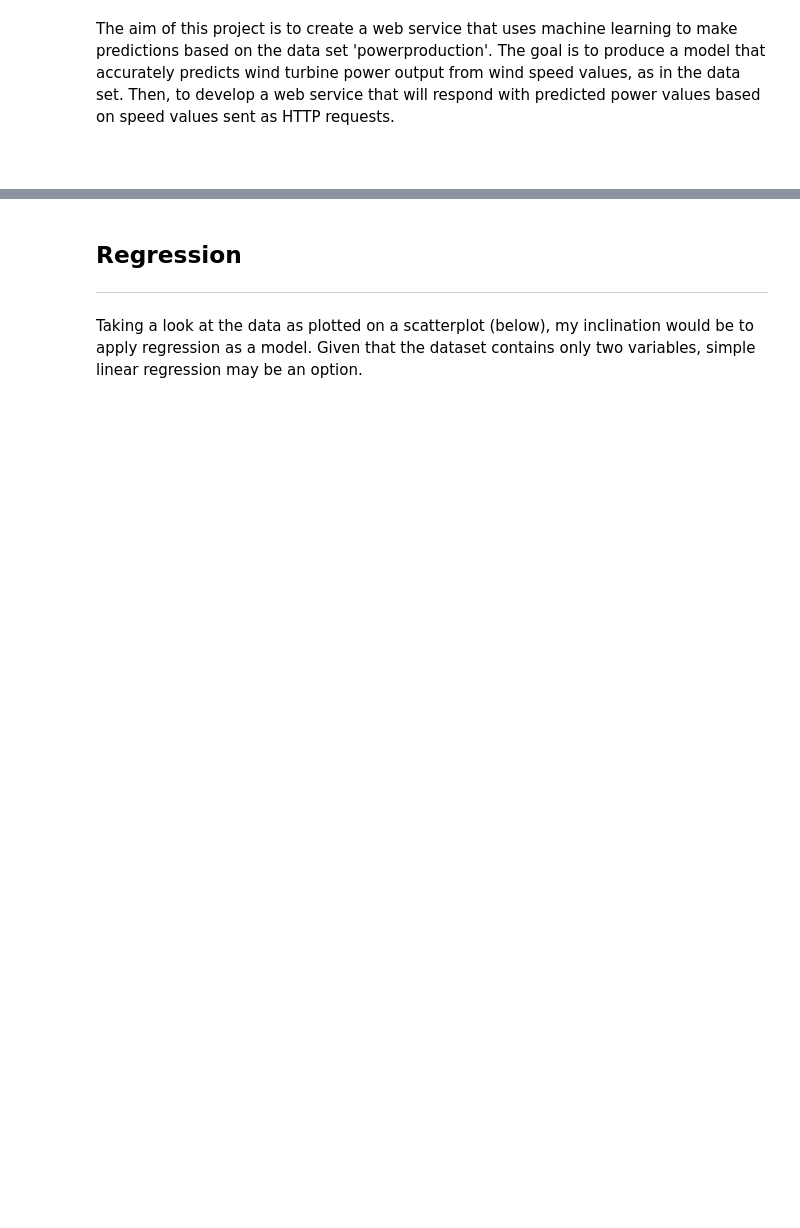
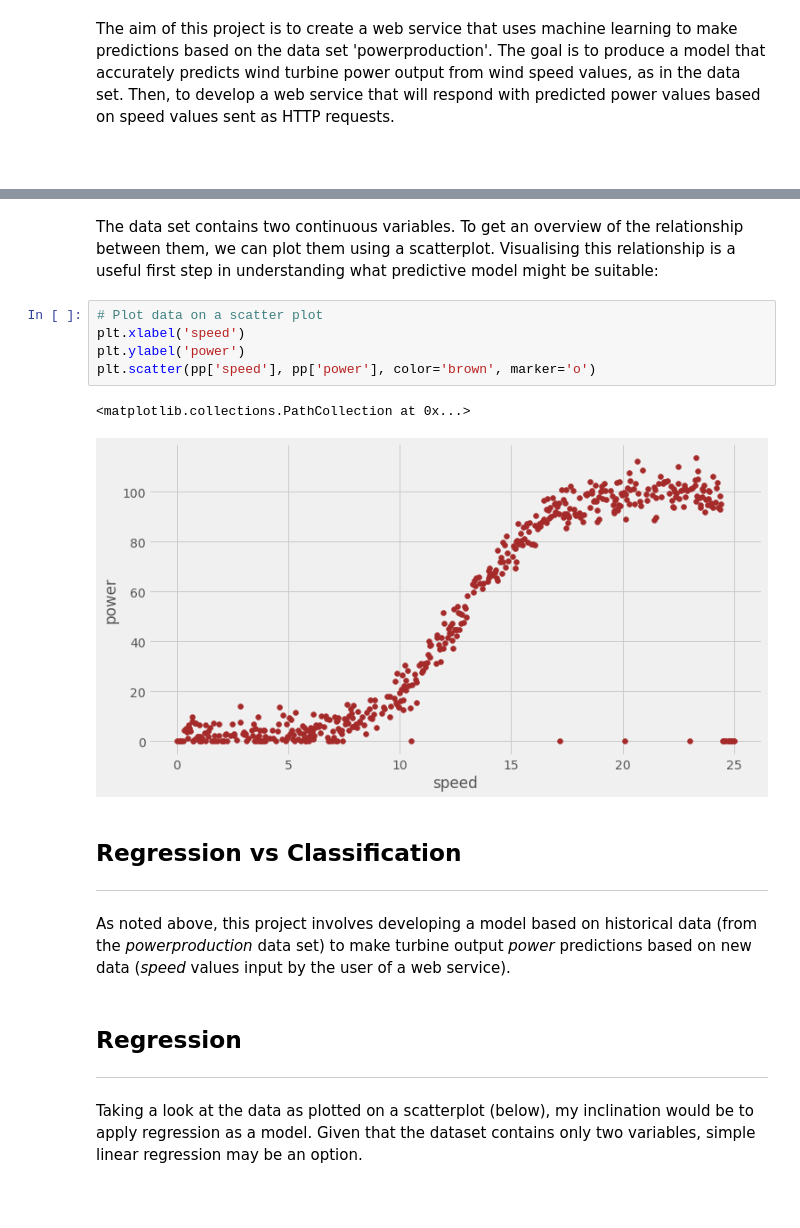
Before and after one commit to colm-o-caoimh/MachineLearning, a Jupyter notebook: mls_project2020.ipynb, the cells around one changed output, grey strips where cells are left out. Saved outputs shown, nothing was run; the diff lists cells and outputs as text; blank space fills up the shorter version.

```diff
--- a/mls_project2020.ipynb
+++ b/mls_project2020.ipynb
@@ -8,3 +86,19 @@ The aim of this project is to create a web service that uses machine learning to
+# %% [markdown]
+The data set contains two continuous variables. To get an overview of the relationship between them, we can plot them using a scatterplot. Visualising this relationship is a useful first step in understanding what predictive model might be suitable:
+# %%
+# Plot data on a scatter plot
+plt.xlabel('speed')
+plt.ylabel('power')
+plt.scatter(pp['speed'], pp['power'], color='brown', marker='o')
+# %% [output]
+<matplotlib.collections.PathCollection at 0x...>
+[figure, added]
+# %% [markdown]
+## Regression vs Classification
+
+***
+# %% [markdown]
+As noted above, this project involves developing a model based on historical data (from the *powerproduction* data set) to make turbine output *power* predictions based on new data (*speed* values input by the user of a web service).
 # %% [markdown]
 ## Regression
 ***
```
Also changed, not shown: parts of 32 cells of this notebook, 3 other files.
